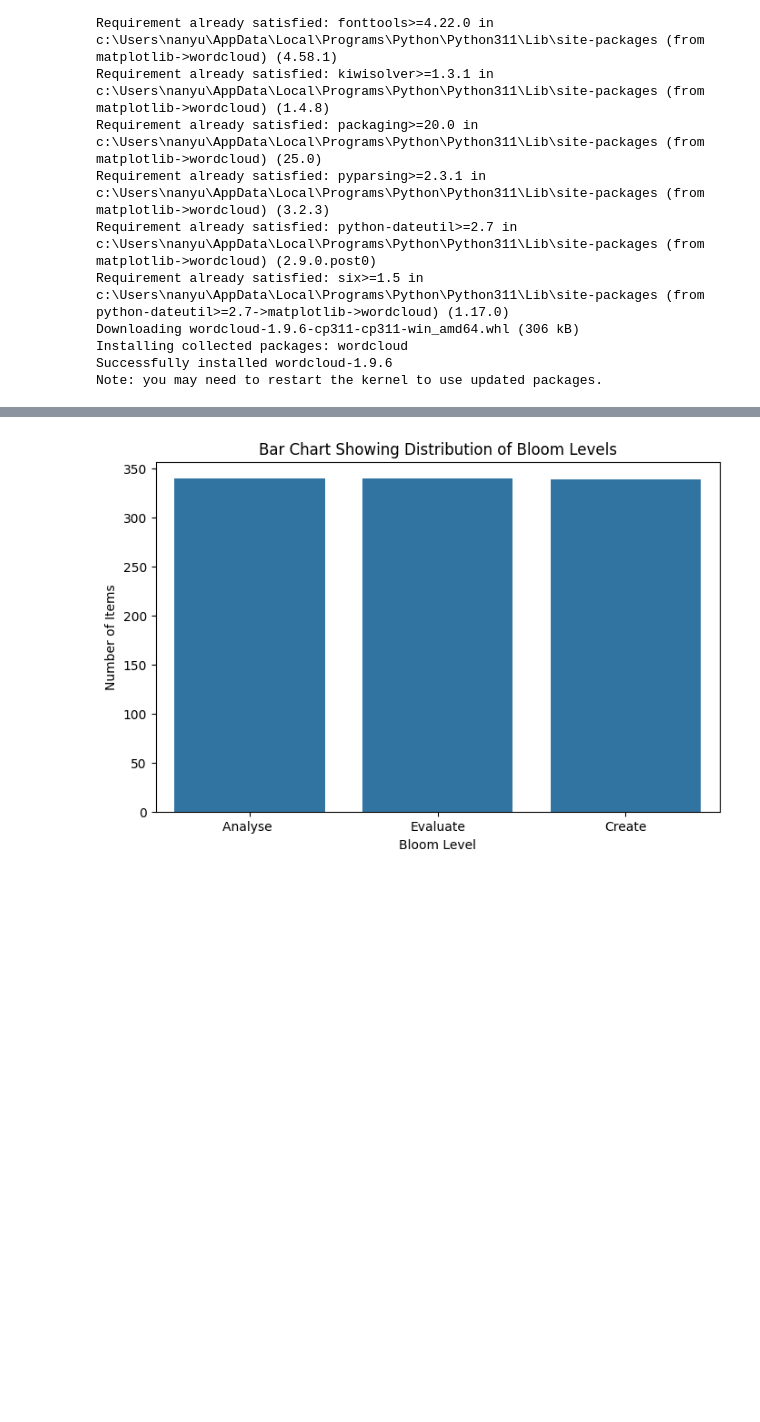
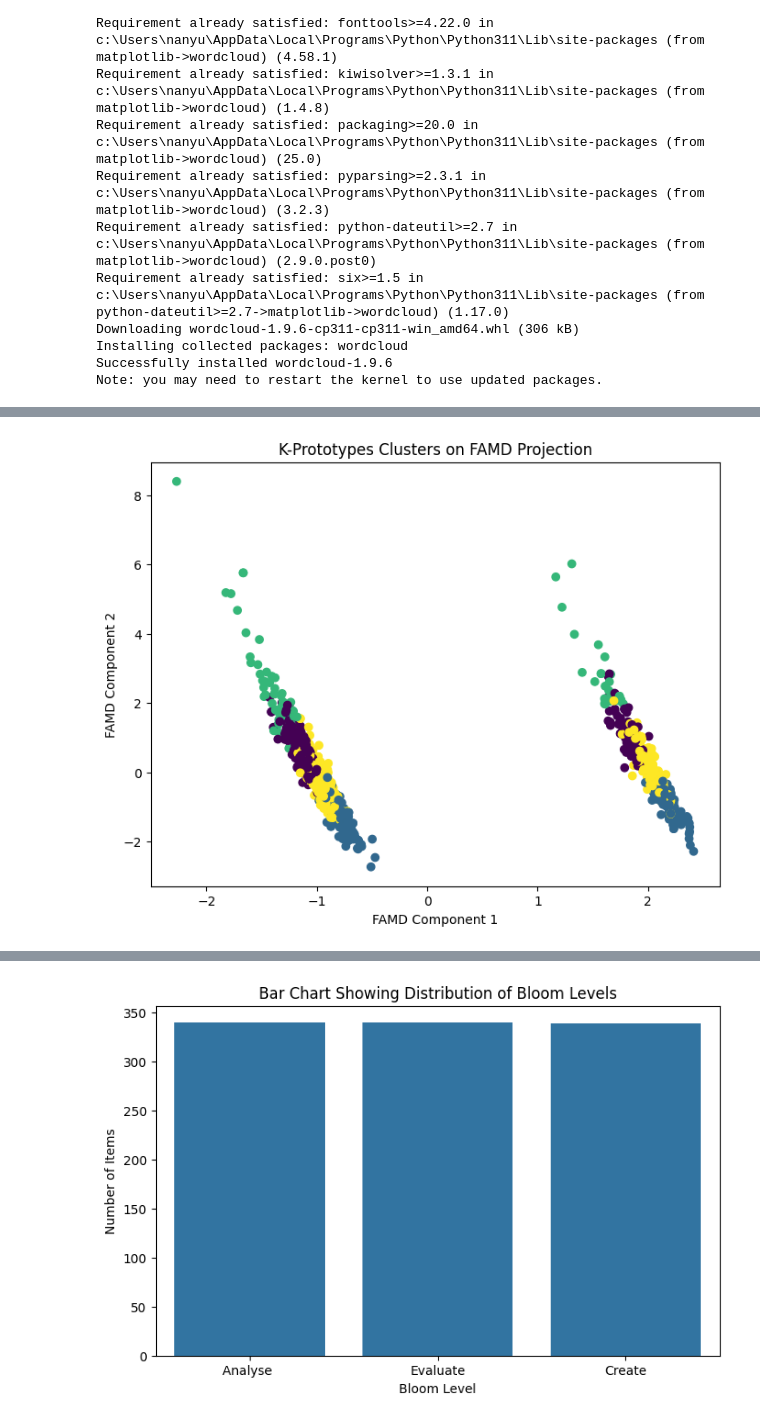
Before and after one commit to Nabanoba/ChatGPT-Curriculum-Assessment, a Jupyter notebook: project.ipynb, the cells around one changed output, grey strips where cells are left out. Saved outputs shown, nothing was run; the diff lists cells and outputs as text; code cells hidden in the pictures; blank space fills up the shorter version.

```diff
--- a/project.ipynb
+++ b/project.ipynb
@@ -252 +356,19 @@ PCA completed successfully! Here are the first few rows:
+# %%
+import matplotlib.pyplot as plt
+
+plt.figure(figsize=(8,6))
+
+plt.scatter(
+    df['FAMD1'],
+    df['FAMD2'],
+    c=df['Cluster']
+)
+
+plt.xlabel("FAMD Component 1")
+plt.ylabel("FAMD Component 2")
+plt.title("K-Prototypes Clusters on FAMD Projection")
+
+plt.show()
+# %% [output]
+[figure, added]
 # %%
```
Also changed, not shown: parts of 15 cells of this notebook, 11 other files.
